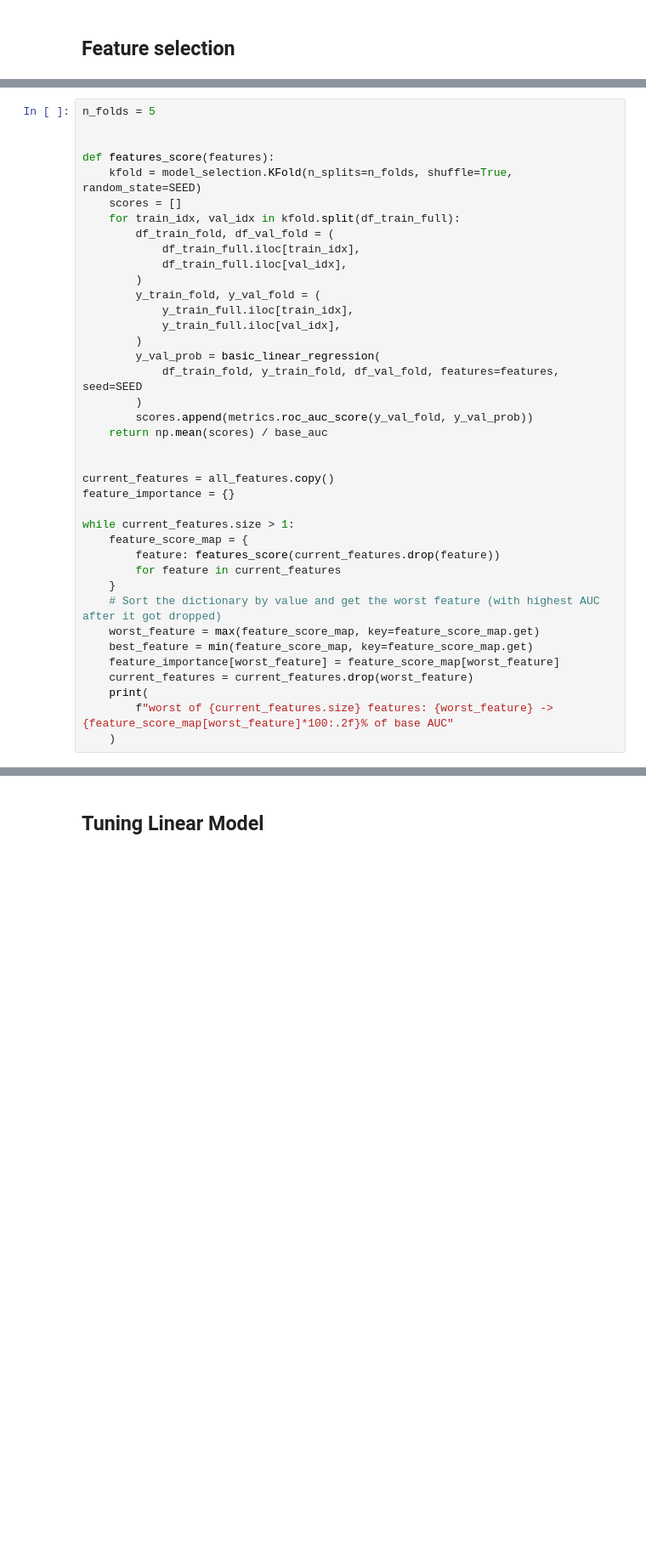
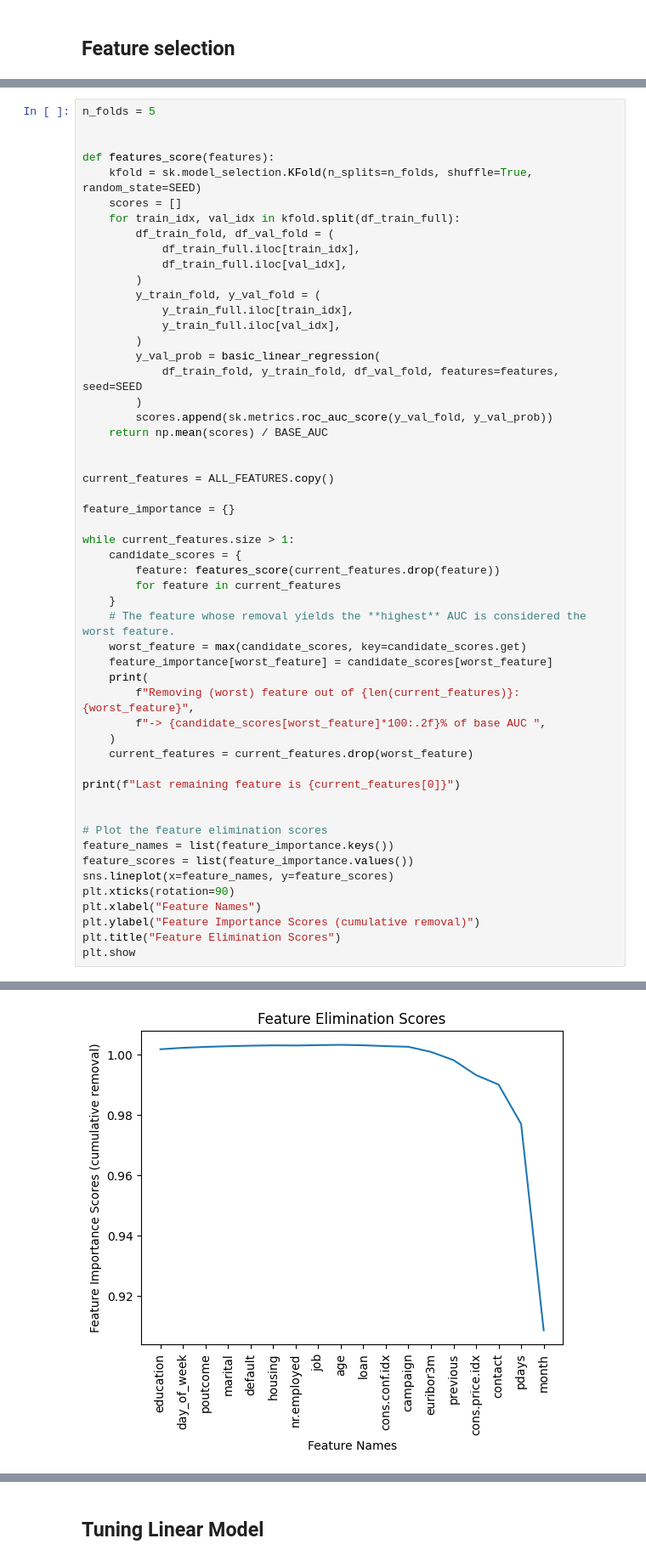
Before and after one commit to julxi/machine-learning-zoomcamp-2025-midterm, a Jupyter notebook: notebook.ipynb, the cells around one changed output, grey strips where cells are left out. Shown at 85% size. Cells and saved outputs as stored; diff of their text form; blank space fills up the shorter version.

```diff
--- a/notebook.ipynb
+++ b/notebook.ipynb
@@ -368,7 +336,7 @@ n_folds = 5
 
 
 def features_score(features):
-    kfold = model_selection.KFold(n_splits=n_folds, shuffle=True, random_state=SEED)
+    kfold = sk.model_selection.KFold(n_splits=n_folds, shuffle=True, random_state=SEED)
     scores = []
     for train_idx, val_idx in kfold.split(df_train_full):
         df_train_fold, df_val_fold = (
@@ -382,24 +350,38 @@ def features_score(features):
         y_val_prob = basic_linear_regression(
             df_train_fold, y_train_fold, df_val_fold, features=features, seed=SEED
         )
-        scores.append(metrics.roc_auc_score(y_val_fold, y_val_prob))
-    return np.mean(scores) / base_auc
+        scores.append(sk.metrics.roc_auc_score(y_val_fold, y_val_prob))
+    return np.mean(scores) / BASE_AUC
 
 
-current_features = all_features.copy()
+current_features = ALL_FEATURES.copy()
+
 feature_importance = {}
 
 while current_features.size > 1:
-    feature_score_map = {
+    candidate_scores = {
         feature: features_score(current_features.drop(feature))
         for feature in current_features
     }
-    # Sort the dictionary by value and get the worst feature (with highest AUC after it got dropped)
-    worst_feature = max(feature_score_map, key=feature_score_map.get)
-    best_feature = min(feature_score_map, key=feature_score_map.get)
-    feature_importance[worst_feature] = feature_score_map[worst_feature]
+    # The feature whose removal yields the **highest** AUC is considered the worst feature.
+    worst_feature = max(candidate_scores, key=candidate_scores.get)
+    feature_importance[worst_feature] = candidate_scores[worst_feature]
+    print(
+        f"Removing (worst) feature out of {len(current_features)}: {worst_feature}",
+        f"-> {candidate_scores[worst_feature]*100:.2f}% of base AUC ",
+    )
     current_features = current_features.drop(worst_feature)
-    print(
-        f"worst of {current_features.size} features: {worst_feature} -> {feature_score_map[worst_feature]*100:.2f}% of base AUC"
-    )
+
+print(f"Last remaining feature is {current_features[0]}")
+
+
+# Plot the feature elimination scores
+feature_names = list(feature_importance.keys())
+feature_scores = list(feature_importance.values())
+sns.lineplot(x=feature_names, y=feature_scores)
+plt.xticks(rotation=90)
+plt.xlabel("Feature Names")
+plt.ylabel("Feature Importance Scores (cumulative removal)")
+plt.title("Feature Elimination Scores")
+plt.show
 # %% [output]
@@ -406,0 +408 @@ KeyboardInterrupt:
+[figure, added]
```
Also changed, not shown: parts of 37 cells of this notebook, 2 other files.
